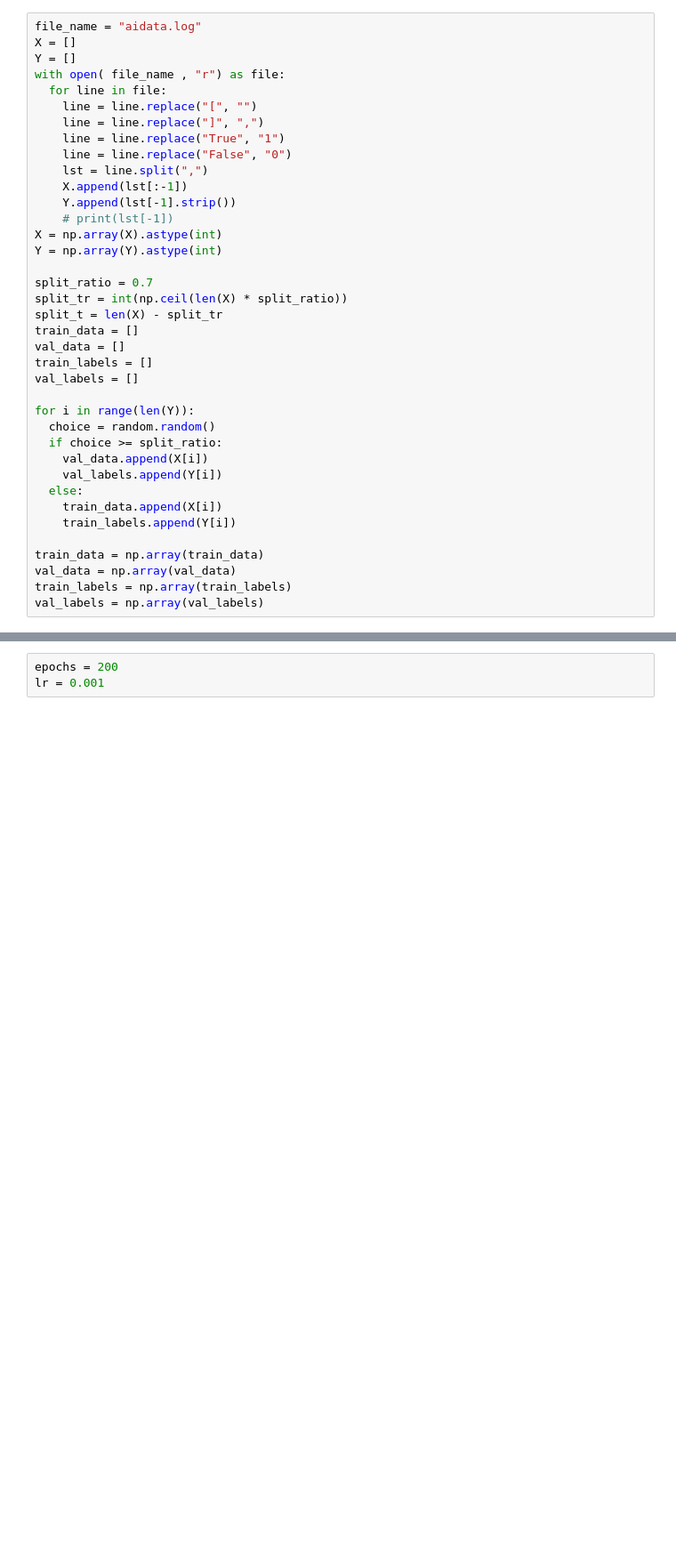
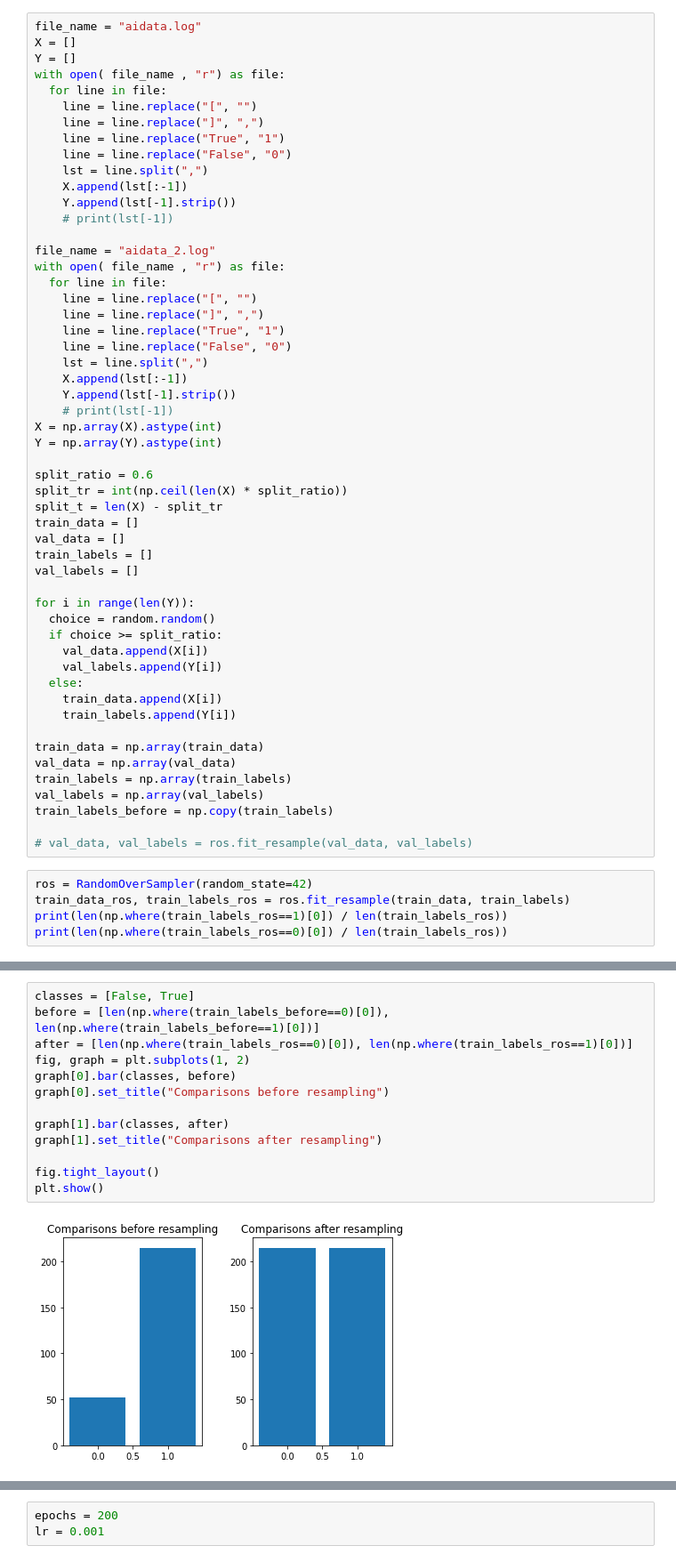
Before and after one commit to Song-Li/WS_Project, a Jupyter notebook: DL/WS_Project.ipynb, the cells around one changed output, grey strips where cells are left out. Shown: that part at 89% size. Cells and saved outputs as stored; diff of their text form; blank space fills up the shorter version.

```diff
--- a/DL/WS_Project.ipynb
+++ b/DL/WS_Project.ipynb
@@ -39,10 +43,22 @@ with open( file_name , "r") as file:
     X.append(lst[:-1])
     Y.append(lst[-1].strip())
     # print(lst[-1])
+
+file_name = "aidata_2.log"
+with open( file_name , "r") as file:
+  for line in file:
+    line = line.replace("[", "")
+    line = line.replace("]", ",")
+    line = line.replace("True", "1")
+    line = line.replace("False", "0")
+    lst = line.split(",")
+    X.append(lst[:-1])
+    Y.append(lst[-1].strip())
+    # print(lst[-1])
 X = np.array(X).astype(int)
 Y = np.array(Y).astype(int)
 
-split_ratio = 0.7
+split_ratio = 0.6
 split_tr = int(np.ceil(len(X) * split_ratio))
 split_t = len(X) - split_tr
 train_data = []
@@ -63,3 +79,11 @@ train_data = np.array(train_data)
 val_data = np.array(val_data)
 train_labels = np.array(train_labels)
 val_labels = np.array(val_labels)
+train_labels_before = np.copy(train_labels)
+
+# val_data, val_labels = ros.fit_resample(val_data, val_labels)
+# %%
+ros = RandomOverSampler(random_state=42)
+train_data_ros, train_labels_ros = ros.fit_resample(train_data, train_labels)
+print(len(np.where(train_labels_ros==1)[0]) / len(train_labels_ros))
+print(len(np.where(train_labels_ros==0)[0]) / len(train_labels_ros))
@@ -66,2 +93,17 @@ val_labels = np.array(val_labels)
+# %%
+classes = [False, True]
+before = [len(np.where(train_labels_before==0)[0]), len(np.where(train_labels_before==1)[0])]
+after = [len(np.where(train_labels_ros==0)[0]), len(np.where(train_labels_ros==1)[0])]
+fig, graph = plt.subplots(1, 2)
+graph[0].bar(classes, before)
+graph[0].set_title("Comparisons before resampling")
+
+graph[1].bar(classes, after)
+graph[1].set_title("Comparisons after resampling")
+
+fig.tight_layout()
+plt.show()
+# %% [output]
+[figure, added]
 # %%
 gpu_boole = torch.cuda.is_available()
```
Also changed, not shown: parts of 21 cells of this notebook, 6 other files.
